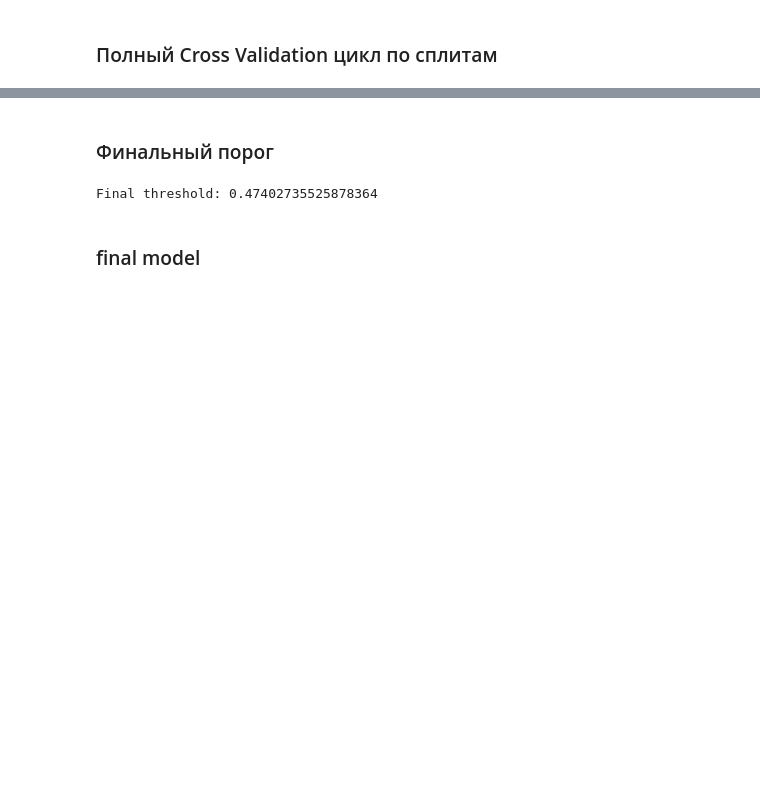
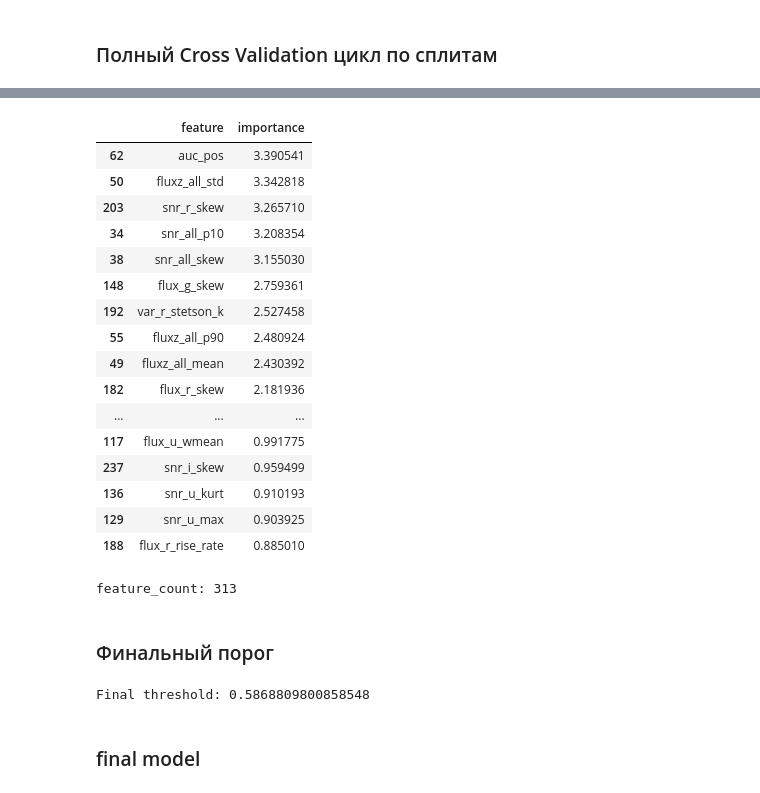
Before and after one commit to FlexonaFFt/MLKaggleTasks, a Jupyter notebook: AstronomicalClassification/pipeline.ipynb, the cells around one changed output, grey strips where cells are left out. Cells and saved outputs as stored; diff of their text form; code cells hidden in the pictures; blank space fills up the shorter version.

```diff
--- a/AstronomicalClassification/pipeline.ipynb
+++ b/AstronomicalClassification/pipeline.ipynb
@@ -245,6 +245,19 @@ class Features:
             z = (f - med) / (1.4826 * mad)
             stetson_k = np.mean(np.abs(z)) / np.sqrt(np.mean(z ** 2))
         return {"eta": eta, "von_neumann": von, "stetson_k": stetson_k}
+
+    def _integral_features(self, dt: np.ndarray, flux: np.ndarray):
+        if len(dt) < 2:
+            return {"auc": np.nan, "auc_pos": np.nan, "auc_neg": np.nan}
+        idx = np.argsort(dt)
+        t = dt[idx]
+        f = flux[idx]
+        auc = np.trapz(f, t)
+        f_pos = np.clip(f, 0, None)
+        f_neg = np.clip(f, None, 0)
+        auc_pos = np.trapz(f_pos, t)
+        auc_neg = np.trapz(f_neg, t)
+        return {"auc": auc, "auc_pos": auc_pos, "auc_neg": auc_neg}
     def build_features(self, lc: pd.DataFrame) -> pd.DataFrame:
         features = []
         for obj_id, grp in lc.groupby("object_id"):
@@ -298,6 +311,8 @@ class Features:
                 row[f"fluxz_all_{k}"] = v
 
             # time-binned stats
+            # integral features (global)
+            row.update(self._integral_features(dt, flux))
             row.update(self._bin_stats(dt, flux))
 
             # по фильтрам
@@ -493,3 +508,58 @@ OOF Best F1=0.4024, thr=0.474, P=0.3622, R=0.4527
+# %%
+# Feature importance on a single fold
+val_splits = folds[0]
+train_splits = [s for s in all_splits if s not in val_splits]
+train_meta = train_log[train_log['split'].isin(train_splits)].copy()
+val_meta = train_log[train_log['split'].isin(val_splits)].copy()
+
+train_lc = curve.load_lightcurves_for_splits(train_splits, kind='train')
+val_lc = curve.load_lightcurves_for_splits(val_splits, kind='train')
+train_lc = curve.add_time_features(curve.clean_lightcurves(train_lc))
+val_lc = curve.add_time_features(curve.clean_lightcurves(val_lc))
+
+train_feats = featurs.build_features(train_lc)
+val_feats = featurs.build_features(val_lc)
+train_df = train_meta.merge(train_feats, on='object_id', how='left')
+val_df = val_meta.merge(val_feats, on='object_id', how='left')
+
+X_train = make_feature_matrix(train_df)
+y_train = train_df['target'].astype(int).to_numpy()
+X_val = make_feature_matrix(val_df)
+y_val = val_df['target'].astype(int).to_numpy()
+
+imputer, scaler = build_preprocessor()
+X_train_sc, X_val_sc = apply_preprocessor(X_train, X_val, imputer, scaler)
+
+model = CatBoostClassifier(**CB_PARAMS, verbose=False)
+model.fit(X_train_sc, y_train, eval_set=(X_val_sc, y_val), use_best_model=True)
+
+importances = model.get_feature_importance()
+feat_names = X_train.columns.tolist()
+imp_df = pd.DataFrame({'feature': feat_names, 'importance': importances})
+imp_df = imp_df.sort_values('importance', ascending=False)
+display(imp_df.head(30))
+# %% [output]
+|  | feature | importance |
+| 62 | auc_pos | 3.390541 |
+| 50 | fluxz_all_std | 3.342818 |
+| 203 | snr_r_skew | 3.265710 |
+| 34 | snr_all_p10 | 3.208354 |
+| 38 | snr_all_skew | 3.155030 |
+| 148 | flux_g_skew | 2.759361 |
+| 192 | var_r_stetson_k | 2.527458 |
+| 55 | fluxz_all_p90 | 2.480924 |
+| 49 | fluxz_all_mean | 2.430392 |
+| 182 | flux_r_skew | 2.181936 |
+| ... | ... | ... |
+| 117 | flux_u_wmean | 0.991775 |
+| 237 | snr_i_skew | 0.959499 |
+| 136 | snr_u_kurt | 0.910193 |
+| 129 | snr_u_max | 0.903925 |
+| 188 | flux_r_rise_rate | 0.885010 |
+# %%
+print("feature_count:", len(make_feature_matrix(train_df).columns))
+# %% [output]
+feature_count: 313
 # %% [markdown]
 ### Финальный порог
 # %%
@@ -501,7 +571,7 @@ else:
     final_thr = float(np.median(fold_thresholds))
 print('Final threshold:', final_thr)
 # %% [output]
-Final threshold: 0.47402735525878364
+Final threshold: 0.5868809800858548
 # %% [markdown]
 ### final model
 # %%
```
Also changed, not shown: parts of 2 cells of this notebook.
